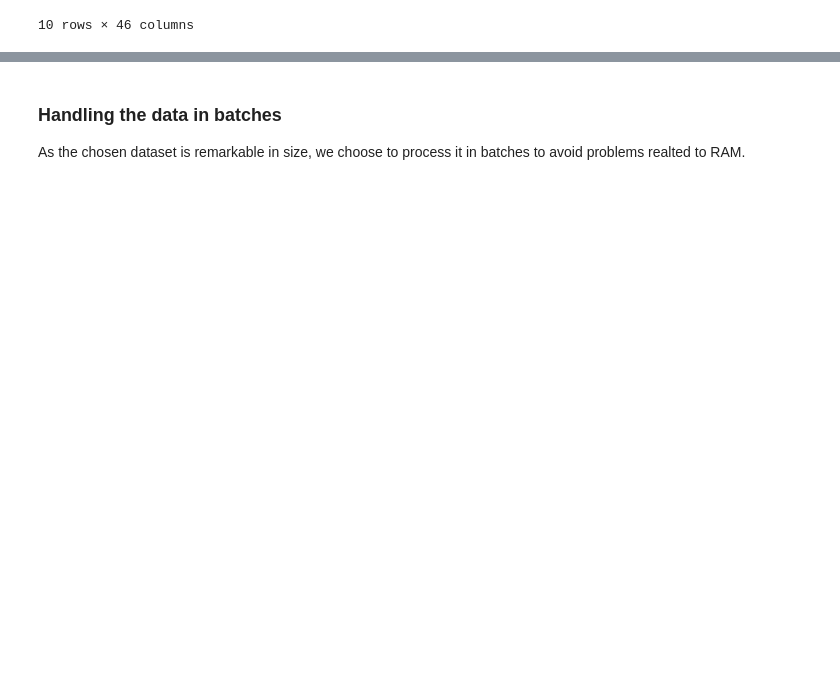
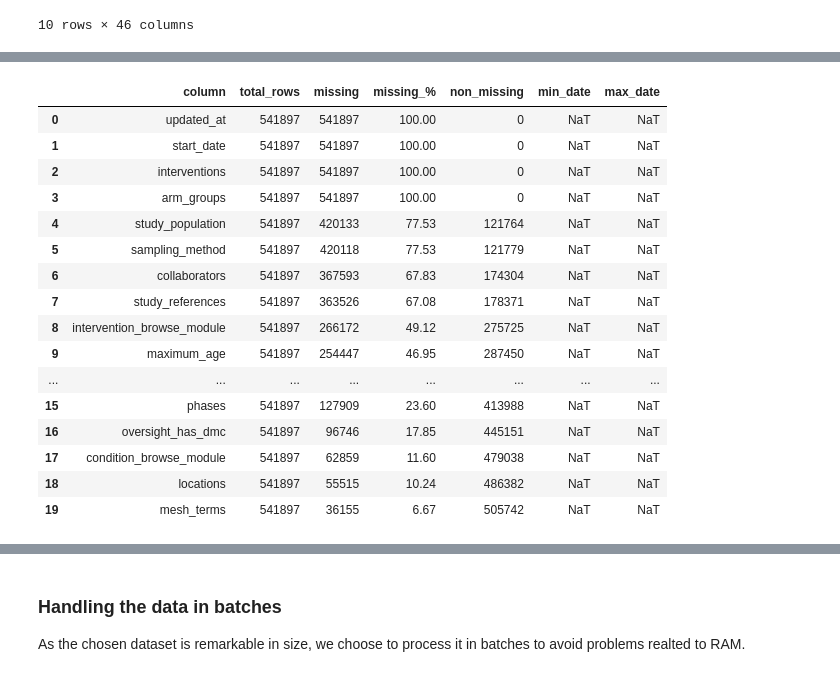
Before and after one commit to Kornimate/medical-topic-modeling, a Jupyter notebook: main.ipynb, the cells around one changed output, grey strips where cells are left out. Cells and saved outputs as stored; diff of their text form; code cells hidden in the pictures; blank space fills up the shorter version.

```diff
--- a/main.ipynb
+++ b/main.ipynb
@@ -132,0 +149,73 @@ sample
+# %%
+import pyarrow as pa
+import pyarrow.compute as pc
+from datasets import Dataset
+
+date_columns = {
+    "study_first_submit_date",
+    "start_date",
+    "primary_completion_date",
+    "completion_date",
+}
+
+summary = []
+table = train_data.data  # underlying pyarrow.Table
+total = train_data.num_rows
+
+def to_timestamp_ns(chunked): # using some ways to cast it to unified measure
+    # If already timestamp, return
+    if pa.types.is_timestamp(chunked.type) and chunked.type.unit == "ns":
+        return chunked
+
+    # If timestamp but different unit -> casting to correct
+    if pa.types.is_timestamp(chunked.type):
+        return pc.cast(chunked, pa.timestamp("ns"))
+
+    # If date32/date64 -> cast up to timestamp
+    if pa.types.is_date32(chunked.type) or pa.types.is_date64(chunked.type):
+        return pc.cast(pc.cast(chunked, pa.timestamp("ns")), pa.timestamp("ns"))
+
+    # If string/large_string -> parse
+    if pa.types.is_string(chunked.type) or pa.types.is_large_string(chunked.type):
+        ts = pc.strptime(chunked, format="%Y-%m-%d", unit="ns", error_is_null=True) # Adjust format(s) if your data varies; this example assumes YYYY-MM-DD
+        return ts
+
+    # Otherwise: not a date-like type
+    return None
+
+for name in train_data.column_names:
+    col = table[name]  # pyarrow.ChunkedArray
+
+    miss = col.null_count
+    non_miss = total - miss
+    missing_pct = (miss / total * 100) if total else None
+
+    min_date = None
+    max_date = None
+
+    if name in date_columns:
+        ts = to_timestamp_ns(col)
+        if ts is not None:
+            valid = pc.drop_null(ts)
+            if valid.length() > 0:
+                # Arrow min/max run in C++ and are very fast
+                min_date = pc.min(valid).as_py()
+                max_date = pc.max(valid).as_py()
+
+    summary.append({
+        "column": name,
+        "total_rows": total,
+        "missing": miss,
+        "missing_%": None if missing_pct is None else round(missing_pct, 2),
+        "non_missing": non_miss,
+        "min_date": min_date,
+        "max_date": max_date,
+    })
+
+missing_summary = Dataset.from_list(summary).sort("missing_%", reverse=True)
+
+missing_summary = missing_summary.to_pandas()
+
+print("\nTop 20 columns by missing percentage:")
+missing_summary.head(20)
+# %% [output]
@@ -132,0 +223,17 @@ sample
+|  | column | total_rows | missing | missing_% | non_missing | min_date | max_date |
+| 0 | updated_at | 541897 | 541897 | 100.00 | 0 | NaT | NaT |
+| 1 | start_date | 541897 | 541897 | 100.00 | 0 | NaT | NaT |
+| 2 | interventions | 541897 | 541897 | 100.00 | 0 | NaT | NaT |
+| 3 | arm_groups | 541897 | 541897 | 100.00 | 0 | NaT | NaT |
+| 4 | study_population | 541897 | 420133 | 77.53 | 121764 | NaT | NaT |
+| 5 | sampling_method | 541897 | 420118 | 77.53 | 121779 | NaT | NaT |
+| 6 | collaborators | 541897 | 367593 | 67.83 | 174304 | NaT | NaT |
+| 7 | study_references | 541897 | 363526 | 67.08 | 178371 | NaT | NaT |
+| 8 | intervention_browse_module | 541897 | 266172 | 49.12 | 275725 | NaT | NaT |
+| 9 | maximum_age | 541897 | 254447 | 46.95 | 287450 | NaT | NaT |
+| ... | ... | ... | ... | ... | ... | ... | ... |
+| 15 | phases | 541897 | 127909 | 23.60 | 413988 | NaT | NaT |
+| 16 | oversight_has_dmc | 541897 | 96746 | 17.85 | 445151 | NaT | NaT |
+| 17 | condition_browse_module | 541897 | 62859 | 11.60 | 479038 | NaT | NaT |
+| 18 | locations | 541897 | 55515 | 10.24 | 486382 | NaT | NaT |
+| 19 | mesh_terms | 541897 | 36155 | 6.67 | 505742 | NaT | NaT |
```
Also changed, not shown: parts of 15 cells of this notebook.
